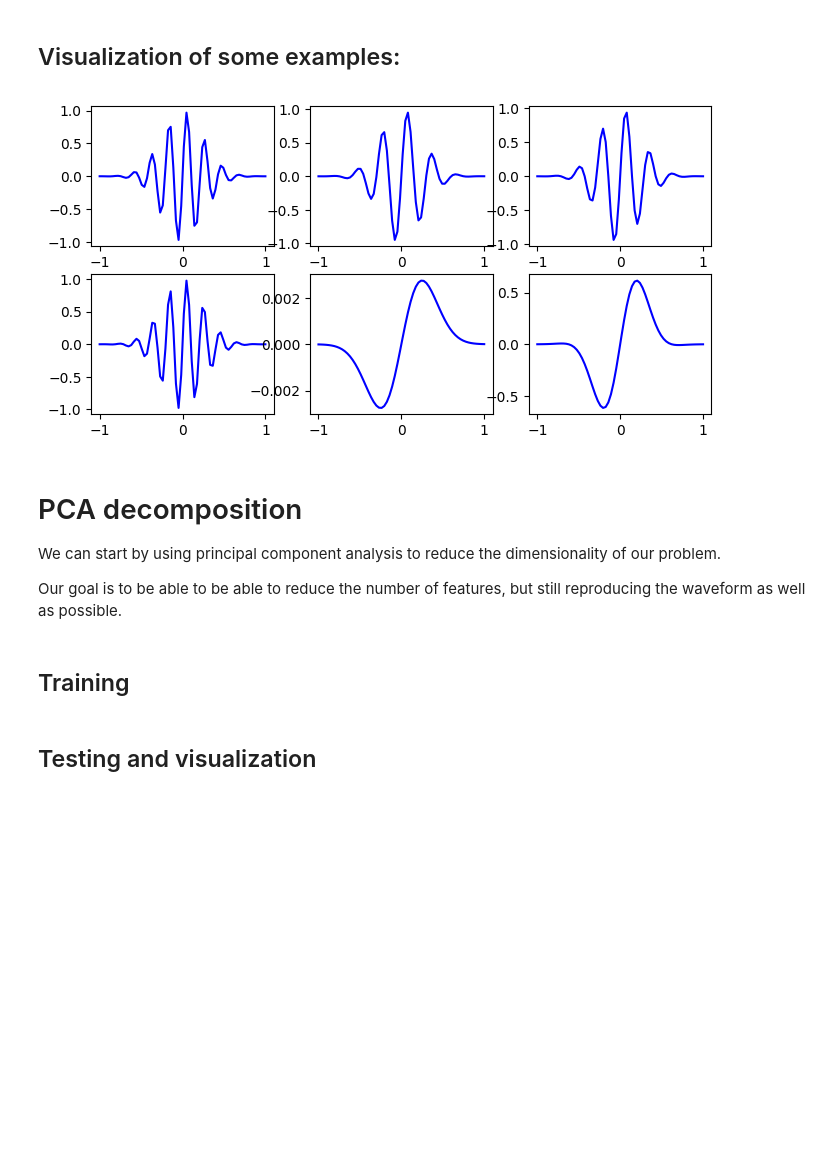
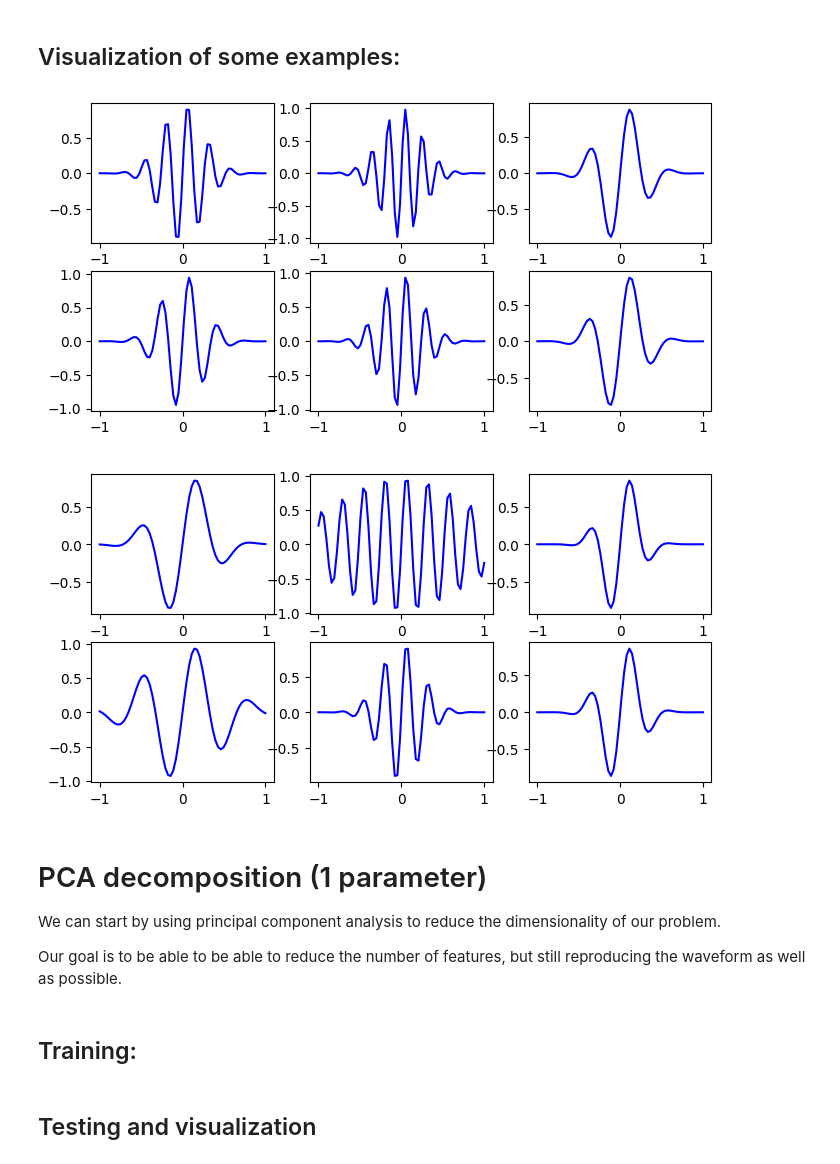
Before and after one commit to guiraposo/ML4Gravity, a Jupyter notebook: ML4Waveforms.ipynb, the cells around one changed output. Drawn from its saved outputs; the diff is of its cells as text; code cells hidden in the pictures; blank space fills up the shorter version.

```diff
--- a/ML4Waveforms.ipynb
+++ b/ML4Waveforms.ipynb
@@ -68,2 +79,7 @@ data    = np.array([np.sin(2 * k * np.pi * x) * np.exp(- 8 * x**2 ) for k in ran
+# %%
+# Generating the dataset of synthetic waveforms
+randoms_k1 = 5*np.random.rand(100)
+randoms_k2 = 2*np.random.rand(100)
+data_2p    = np.array([np.sin(2 * k_1 * np.pi * x) * np.exp(- 8* k_2 * x**2 ) for k_1, k_2 in zip(randoms_k1, randoms_k2)])
 # %% [markdown]
 ## Train-test Splitting
@@ -73,16 +90,18 @@ data_train, data_test = train_test_split(data, test_size=0.25, random_state=42)
 # %% [markdown]
 ## Visualization of some examples:
-# %%
-showcase(data)
-# %% [output]
-[figure, removed]
+# %%
+showcase(data_1p)
+showcase(data_2p)
+# %% [output]
+[figure, added]
+[figure, added]
 # %% [markdown]
-# PCA decomposition
+# PCA decomposition (1 parameter)
 
 We can start by using principal component analysis to reduce the dimensionality of our problem.
 
 Our goal is to be able to be able to reduce the number of features, but still reproducing the waveform as well as possible.
 # %% [markdown]
-## Training
+## Training:
 # %%
 pca = PCA(n_components = 10)
```
Also changed, not shown: parts of 42 cells of this notebook.
